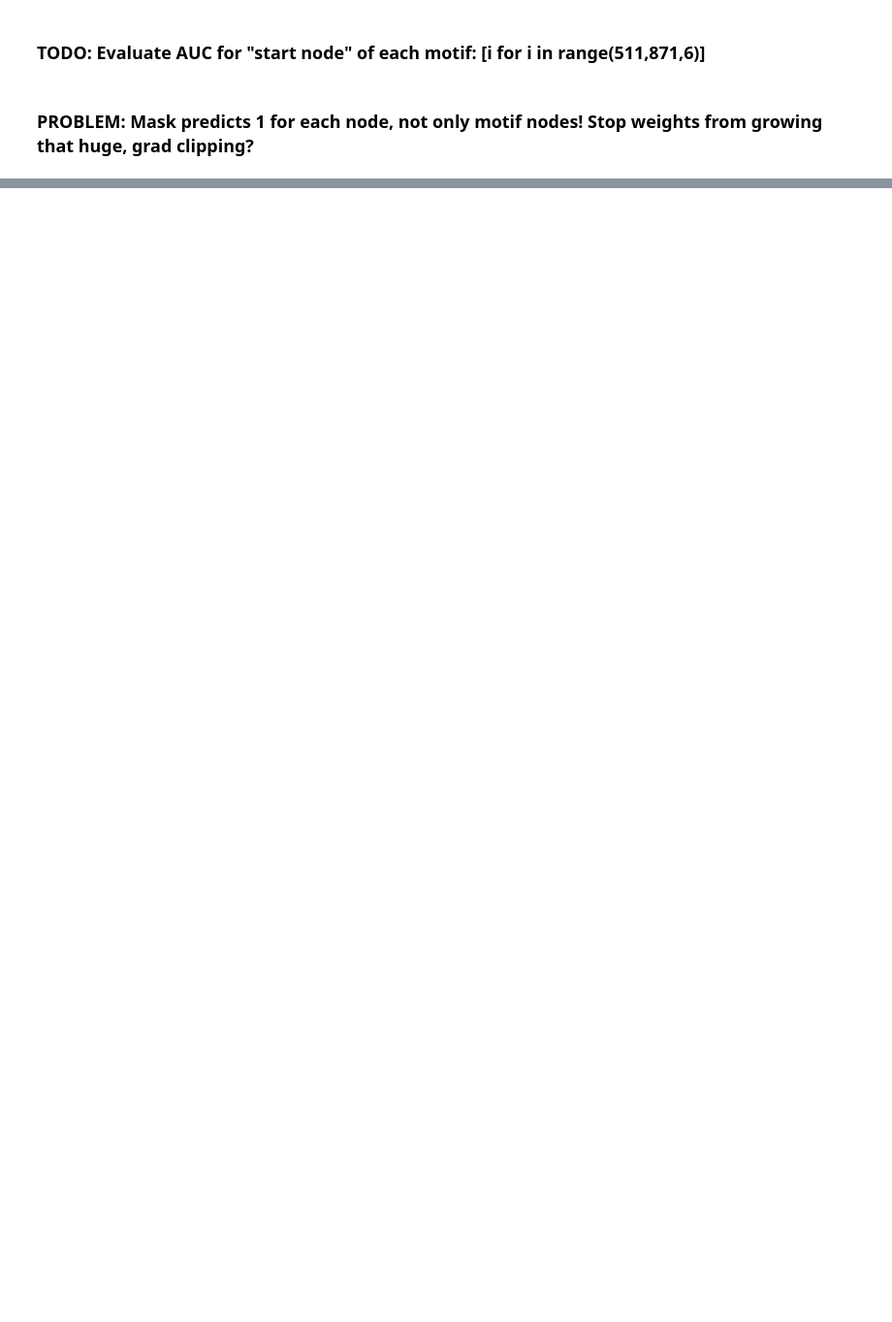
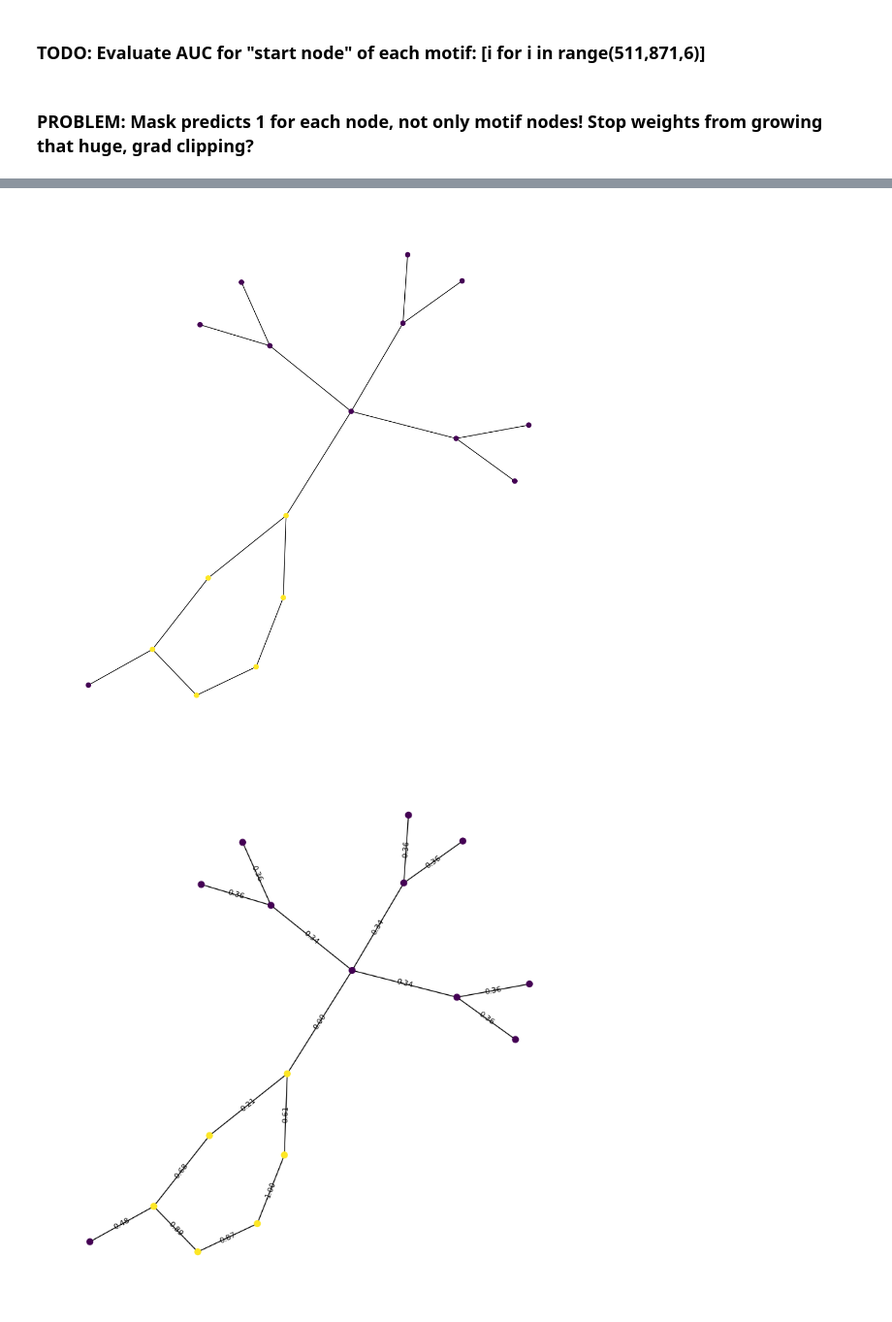
Before and after one commit to TrstnSch/BT-ML-PGESAT, a Jupyter notebook: code/PGExplainer/train_explainer_TreeCycles.ipynb, the cells around one changed output, grey strips where cells are left out. Shown at 97% size. Drawn from its saved outputs; the diff is of its cells as text; code cells hidden in the pictures; blank space fills up the shorter version.

```diff
--- a/code/PGExplainer/train_explainer_TreeCycles.ipynb
+++ b/code/PGExplainer/train_explainer_TreeCycles.ipynb
@@ -67,7 +59,7 @@ nx.draw(g, pos, node_size=40,font_size=8, node_color = colors)
 ### Load GNN model
 # %%
 modelNodeGNN = networks.NodeGNN(features = data.x.shape[1], labels=labels)     # Adjust according to data and task
-modelNodeGNN.load_state_dict(torch.load("models/TreeCycles 100", weights_only=True))
+modelNodeGNN.load_state_dict(torch.load("models/TreeCycles 100 layerNorm", weights_only=True))
 # %% [output]
 <All keys matched successfully>
 # %% [markdown]
@@ -81,0 +67,5 @@ print(randomAUCNode)
+# %%
+randomAUCNode = torch.randint(511, 871+1, [1]).item()
+
+#[i for i in range(a[0],len(a),6)]
+print(randomAUCNode)
@@ -244,0 +176,61 @@ tensor([1., 1., 1., 1., 1., 1., 1., 1., 1., 1., 1., 1., 1., 1., 1., 1., 1., 1.,
+# %%
+randomAUCNode = torch.randint(511, 871+1, [1]).item()
+currentAUC = randomAUCNode
+# %%
+importlib.reload(evaluation)
+k = 6
+
+mlp.eval()
+modelNodeGNN.eval()
+
+#AUCNode = [i for i in range(511,871,6)]
+#AUCNode = [i for i in range(a[0].item(),a[len(a)-1]+1,6)]
+
+# TODO: Calc mean AUC
+for i in range(511,871,6):
+    evaluation.evaluateNodeExplainerAUC(mlp, modelNodeGNN, data, data.edge_index, i, data.gt)
+
+subset, edge_index_hop, mapping, edge_mask = k_hop_subgraph(node_idx=currentAUC, num_hops=3, edge_index=data.edge_index, relabel_nodes=True)
+
+indexNodeToPred = (subset == currentAUC).nonzero().item()
+
+G_hop = Data(x=data.x[subset], edge_index=edge_index_hop, y=data.y[subset])
+
+pos = utils.plotTreeCycles(G_hop)
+
+
+
+
+w_ij = mlp.forward(modelNodeGNN, data.x[subset], edge_index_hop, indexNodeToPred)
+
+# Min-Max Normalization. This works pretty well
+weights_min = w_ij.min()
+weights_max = w_ij.max()
+weights_norm = (w_ij - weights_min) / (weights_max - weights_min)
+
+edge_ij = mlp.sampleGraph(w_ij, temperature)
+
+## REMOVE IF SIGMOID WANTED
+edge_ij = weights_norm
+
+
+#GraphSampled = Data(x=G_hop.x,edge_index=G_hop.edge_index,edge_attr=edge_ij.detach())
+
+pos = utils.plotTreeCycles(G_hop, pos, edge_weights=edge_ij.detach())
+
+
+# Print topK edges
+_, top_k_indices = torch.topk(edge_ij, k=k*2, largest=True)
+
+mask = torch.zeros_like(edge_ij, dtype=torch.bool)
+mask[top_k_indices] = True
+
+sortedTopK, indices = torch.sort(top_k_indices)
+
+edge_index_masked = G_hop.edge_index[:,mask]
+weights_masked = edge_ij[sortedTopK]                # This is ordered by size
+
+GtopK = Data(x=G_hop.x, edge_index=edge_index_masked, edge_attr=weights_masked)
+
+pos1 = utils.plotGraph(GtopK, pos=pos, color_map=None, edge_weights=True)
+# %% [output]
@@ -244,0 +254,2 @@ tensor([1., 1., 1., 1., 1., 1., 1., 1., 1., 1., 1., 1., 1., 1., 1., 1., 1., 1.,
+[figure, added]
+[figure, added]
```
Also changed, not shown: parts of 12 cells of this notebook, 2 other files.
